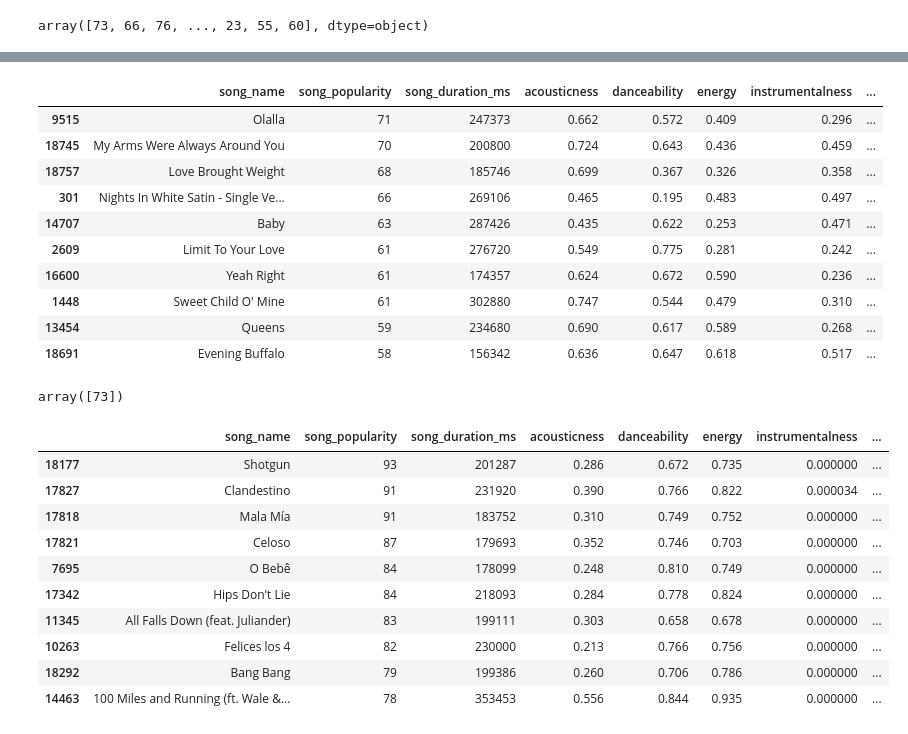
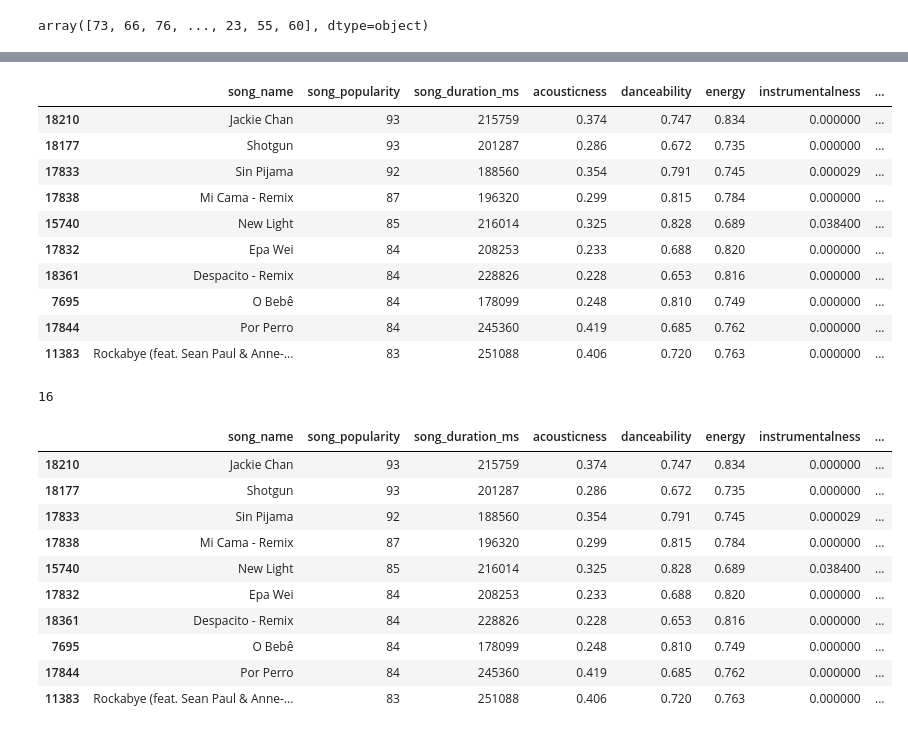
Before and after one commit to marshmallouws/PythonExam, a Jupyter notebook: examtest/examtest.ipynb, the cells around one changed output, grey strips where cells are left out. Cells and saved outputs as stored; diff of their text form; code cells hidden in the pictures.

```diff
--- a/examtest/examtest.ipynb
+++ b/examtest/examtest.ipynb
@@ -97,33 +102,33 @@ combined_data[combined_data.cluster == 50].describe()
 # %%
-combined_data[combined_data.cluster == 50].sort_values(by=["song_popularity"],ascending=False).head(10)
+combined_data[combined_data.cluster == shotgun_georgeezra_cluster].sort_values(by=["song_popularity"],ascending=False).head(10)
 # %% [output]
 |  | song_name | song_popularity | song_duration_ms | acousticness | danceability | energy | instrumentalness | ... |
-| 9515 | Olalla | 71 | 247373 | 0.662 | 0.572 | 0.409 | 0.296 | ... |
-| 18745 | My Arms Were Always Around You | 70 | 200800 | 0.724 | 0.643 | 0.436 | 0.459 | ... |
-| 18757 | Love Brought Weight | 68 | 185746 | 0.699 | 0.367 | 0.326 | 0.358 | ... |
-| 301 | Nights In White Satin - Single Ve... | 66 | 269106 | 0.465 | 0.195 | 0.483 | 0.497 | ... |
-| 14707 | Baby | 63 | 287426 | 0.435 | 0.622 | 0.253 | 0.471 | ... |
-| 2609 | Limit To Your Love | 61 | 276720 | 0.549 | 0.775 | 0.281 | 0.242 | ... |
-| 16600 | Yeah Right | 61 | 174357 | 0.624 | 0.672 | 0.590 | 0.236 | ... |
-| 1448 | Sweet Child O' Mine | 61 | 302880 | 0.747 | 0.544 | 0.479 | 0.310 | ... |
-| 13454 | Queens | 59 | 234680 | 0.690 | 0.617 | 0.589 | 0.268 | ... |
-| 18691 | Evening Buffalo | 58 | 156342 | 0.636 | 0.647 | 0.618 | 0.517 | ... |
+| 18210 | Jackie Chan | 93 | 215759 | 0.374 | 0.747 | 0.834 | 0.000000 | ... |
+| 18177 | Shotgun | 93 | 201287 | 0.286 | 0.672 | 0.735 | 0.000000 | ... |
+| 17833 | Sin Pijama | 92 | 188560 | 0.354 | 0.791 | 0.745 | 0.000029 | ... |
+| 17838 | Mi Cama - Remix | 87 | 196320 | 0.299 | 0.815 | 0.784 | 0.000000 | ... |
+| 15740 | New Light | 85 | 216014 | 0.325 | 0.828 | 0.689 | 0.038400 | ... |
+| 17832 | Epa Wei | 84 | 208253 | 0.233 | 0.688 | 0.820 | 0.000000 | ... |
+| 18361 | Despacito - Remix | 84 | 228826 | 0.228 | 0.653 | 0.816 | 0.000000 | ... |
+| 7695 | O Bebê | 84 | 178099 | 0.248 | 0.810 | 0.749 | 0.000000 | ... |
+| 17844 | Por Perro | 84 | 245360 | 0.419 | 0.685 | 0.762 | 0.000000 | ... |
+| 11383 | Rockabye (feat. Sean Paul & Anne-... | 83 | 251088 | 0.406 | 0.720 | 0.763 | 0.000000 | ... |
 # %%
-shotgun_georgeezra_cluster = kmeans.predict([[0.286,0.672,0.735,0.000000,0.242,0.0457,0.754]])
-shotgun_georgeezra_cluster
+shotgun_georgeezra_cluster_predict = kmeans.predict([[0.286,0.672,0.735,0.000000,0.242,0.0457,0.754]])[0]
+shotgun_georgeezra_cluster_predict
 # %% [output]
-array([73])
+16
 # %%
-combined_data[combined_data.cluster == shotgun_georgeezra_cluster[0]].sort_values(by=["song_popularity"],ascending=False).head(10)
+combined_data[combined_data.cluster == shotgun_georgeezra_cluster_predict].sort_values(by=["song_popularity"],ascending=False).head(10)
 # %% [output]
 |  | song_name | song_popularity | song_duration_ms | acousticness | danceability | energy | instrumentalness | ... |
+| 18210 | Jackie Chan | 93 | 215759 | 0.374 | 0.747 | 0.834 | 0.000000 | ... |
 | 18177 | Shotgun | 93 | 201287 | 0.286 | 0.672 | 0.735 | 0.000000 | ... |
-| 17827 | Clandestino | 91 | 231920 | 0.390 | 0.766 | 0.822 | 0.000034 | ... |
-| 17818 | Mala Mía | 91 | 183752 | 0.310 | 0.749 | 0.752 | 0.000000 | ... |
-| 17821 | Celoso | 87 | 179693 | 0.352 | 0.746 | 0.703 | 0.000000 | ... |
+| 17833 | Sin Pijama | 92 | 188560 | 0.354 | 0.791 | 0.745 | 0.000029 | ... |
+| 17838 | Mi Cama - Remix | 87 | 196320 | 0.299 | 0.815 | 0.784 | 0.000000 | ... |
+| 15740 | New Light | 85 | 216014 | 0.325 | 0.828 | 0.689 | 0.038400 | ... |
+| 17832 | Epa Wei | 84 | 208253 | 0.233 | 0.688 | 0.820 | 0.000000 | ... |
+| 18361 | Despacito - Remix | 84 | 228826 | 0.228 | 0.653 | 0.816 | 0.000000 | ... |
 | 7695 | O Bebê | 84 | 178099 | 0.248 | 0.810 | 0.749 | 0.000000 | ... |
-| 17342 | Hips Don't Lie | 84 | 218093 | 0.284 | 0.778 | 0.824 | 0.000000 | ... |
-| 11345 | All Falls Down (feat. Juliander) | 83 | 199111 | 0.303 | 0.658 | 0.678 | 0.000000 | ... |
-| 10263 | Felices los 4 | 82 | 230000 | 0.213 | 0.766 | 0.756 | 0.000000 | ... |
-| 18292 | Bang Bang | 79 | 199386 | 0.260 | 0.706 | 0.786 | 0.000000 | ... |
-| 14463 | 100 Miles and Running (ft. Wale &... | 78 | 353453 | 0.556 | 0.844 | 0.935 | 0.000000 | ... |
+| 17844 | Por Perro | 84 | 245360 | 0.419 | 0.685 | 0.762 | 0.000000 | ... |
+| 11383 | Rockabye (feat. Sean Paul & Anne-... | 83 | 251088 | 0.406 | 0.720 | 0.763 | 0.000000 | ... |
```
Also changed, not shown: parts of 5 cells of this notebook.
